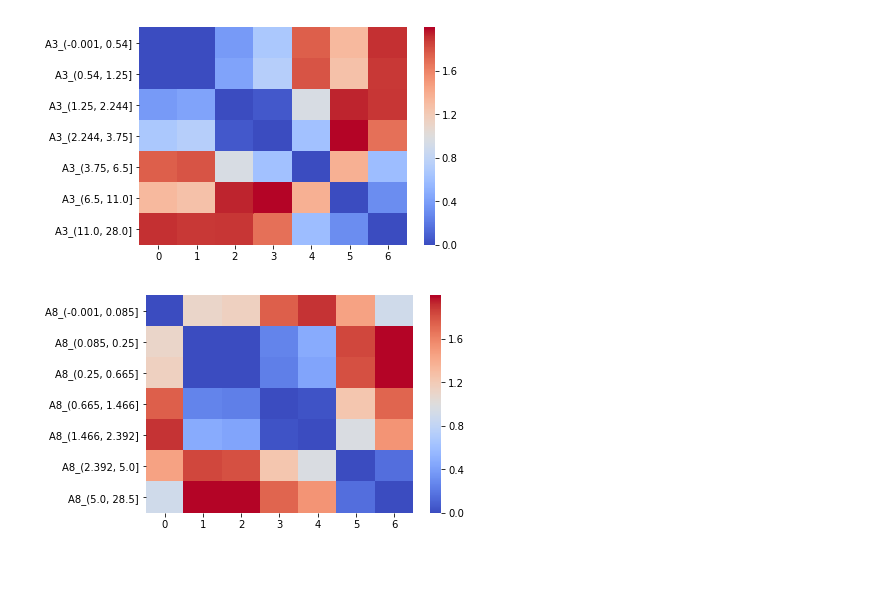
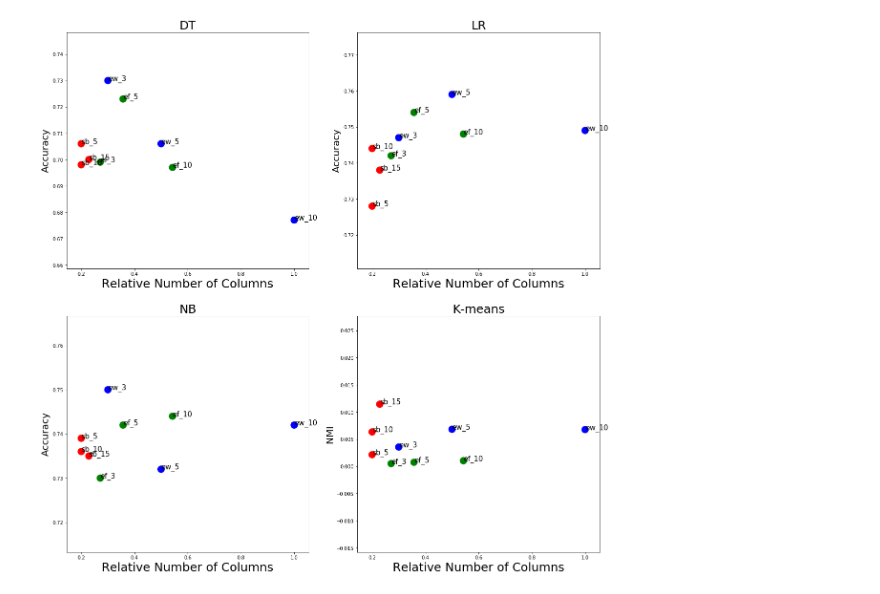
Before and after one commit to Wook0129/semantic_binning, a Jupyter notebook: test_credit2.ipynb, the cells around one changed output. Drawn from its saved outputs; the diff is of its cells as text; code cells hidden in the pictures; blank space fills up the shorter version.

```diff
--- a/test_credit2.ipynb
+++ b/test_credit2.ipynb
@@ -32,8 +96,0 @@ sb.plot_pairwise_distance_between_bins('A2')
-# %%
-sb.plot_pairwise_distance_between_bins('A3')
-# %% [output]
-[figure, removed]
-# %%
-sb.plot_pairwise_distance_between_bins('A8')
-# %% [output]
-[figure, removed]
@@ -39,0 +152,4 @@ sb.plot_pairwise_distance_between_bins('A8')
+# %%
+plot_model_comparison_chart(result)
+# %% [output]
+[figure, added]
```
Also changed, not shown: parts of 18 cells of this notebook, 10 other files.
